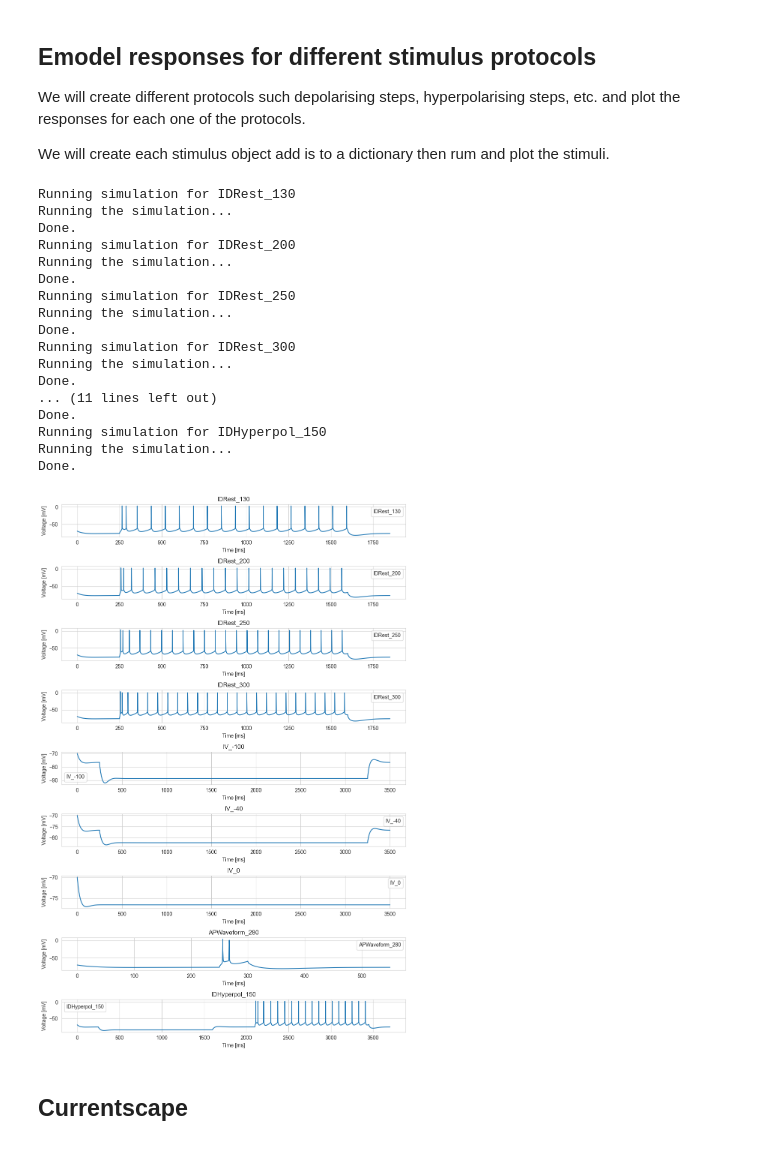
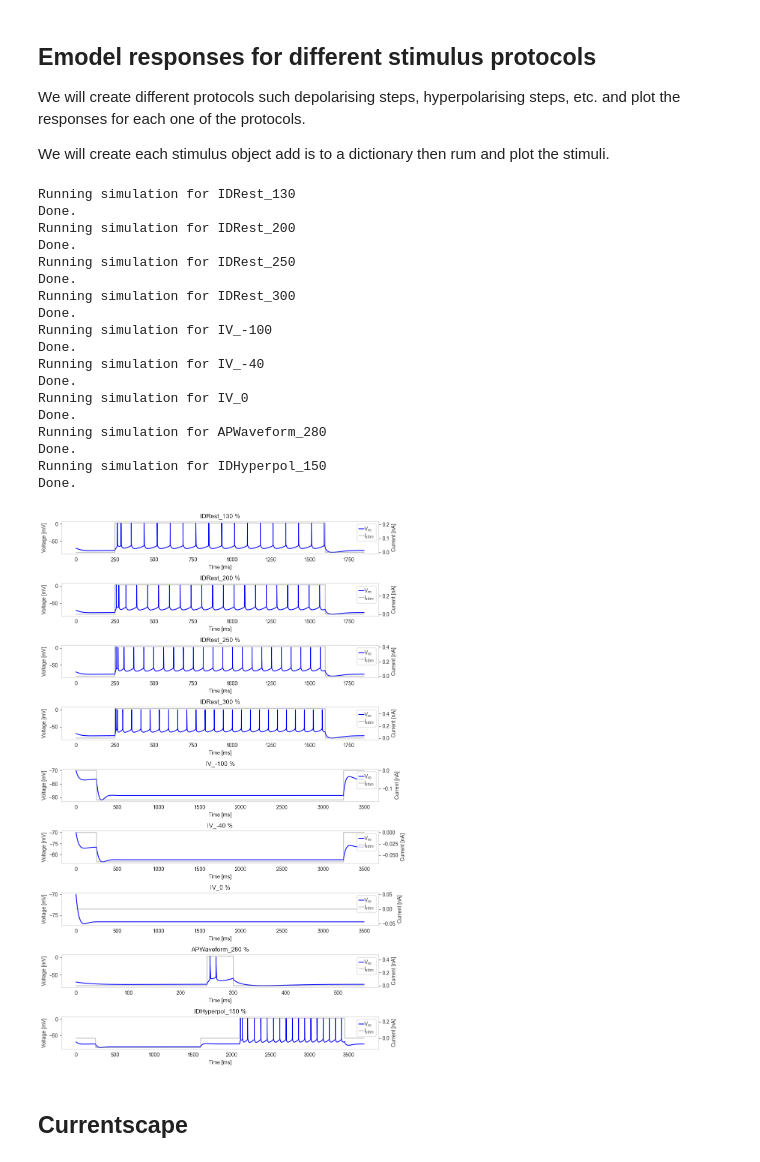
Before and after one commit to openbraininstitute/obi_platform_analysis_notebooks, a Jupyter notebook: Cellular/emodels/cadpyr_showcase/cadpyr_showcase.ipynb, the cells around one changed output. Cells and saved outputs as stored; diff of their text form; code cells hidden in the pictures.

```diff
--- a/Cellular/emodels/cadpyr_showcase/cadpyr_showcase.ipynb
+++ b/Cellular/emodels/cadpyr_showcase/cadpyr_showcase.ipynb
@@ -114,3 +117,7 @@ cell = Cell(hoc_file, morph_file, template_format="v6", emodel_properties=emodel
+# %%
+if compute_threshold:
+    print("No threshold current provided, will attempt to compute it. This will take a few seconds...")
+    emodel_properties.threshold_current = calculate_rheobase(cell)
 # %% [markdown]
 The `cell` object is a bluecellulab (BCL) object and cell.cell is the NEURON simulator's hoc object.
 # %%
@@ -350,7 +238,6 @@ idhyperpol = idh1 + idh2
 all_stim_objects[f"IDHyperpol_{idhyperpol_amp}"] = idhyperpol
 # %%
 # create a single list with all the stimuli
-
 # create a responses dictionary with name of the stimuli as key and response as value
 responses = {}
 for name, stim in all_stim_objects.items():
@@ -362,46 +249,61 @@ for name, stim in all_stim_objects.items():
     sim = Simulation(cell)
     # use stimulus_time to get the duration of the stimulus in ms to run the simulation
     duration = stim.stimulus_time
-    print("Running the simulation...")
     sim.run(duration, dt=0.1)
     print("Done.")
     time, voltage = cell.get_time(), cell.get_soma_voltage()
     responses[name] = (time, voltage)
 # %% [output]
 Running simulation for IDRest_130
-Running the simulation...
 Done.
 Running simulation for IDRest_200
-Running the simulation...
 Done.
 Running simulation for IDRest_250
-Running the simulation...
 Done.
 Running simulation for IDRest_300
-Running the simulation...
 Done.
-... (11 lines left out)
+Running simulation for IV_-100
+Done.
+Running simulation for IV_-40
+Done.
+Running simulation for IV_0
+Done.
+Running simulation for APWaveform_280
 Done.
 Running simulation for IDHyperpol_150
-Running the simulation...
 Done.
-# %%
-# plot all responses with in a single figure 10,15 with one column and multiple rows
-# create a figure and axes
-
-fig, axs = plt.subplots(len(responses), 1, figsize=(10, 15))
-# iterate over the responses and plot them
-
-for i, (name, (time, voltage)) in enumerate(responses.items()):
-    axs[i].plot(time, voltage, label=name)
-    axs[i].set_title(name)
-    axs[i].set_ylabel("Voltage [mV]")
-    axs[i].set_xlabel("Time [ms]")
-    axs[i].legend()
-plt.tight_layout()
-plt.show()
-# %% [output]
-[figure, removed]
+# %%
+fig, axs = plt.subplots(len(responses), 1, figsize=(10, 15))
+
+for i, (name, (time, voltage)) in enumerate(responses.items()):
+    ax = axs[i]
+    # Plot voltage on left y-axis
+    line1, = ax.plot(time, voltage, color='blue', label='voltage')
+    ax.set_title(name+" %")
+    ax.set_ylabel("Voltage [mV]")
+    ax.set_xlabel("Time [ms]")
+
+    # Plot stimulus on right y-axis
+    ax_right = ax.twinx()
+    stim = all_stim_objects[name]
+    line2, = ax_right.plot(stim.time, stim.current, color="grey", alpha=0.5, label='current')
+    ax_right.set_ylabel("Current [nA]")
+
+    # Create legend
+    ax_right.legend(handles=[line1, line2],
+                   labels=['V$_m$', 'I$_{stim}$'],
+                   loc='upper right',
+                   handlelength=1.0,      # Length of the legend lines
+                   handleheight=1.0)      # Height of the legend lines
+
+    # hide grid lines
+    ax.grid(False)
+    ax_right.grid(False)
+
+plt.tight_layout()
+plt.show()
+# %% [output]
+[figure, added]
 # %% [markdown]
 ## Currentscape
 # %% [markdown]
```
Also changed, not shown: parts of 24 cells of this notebook.
